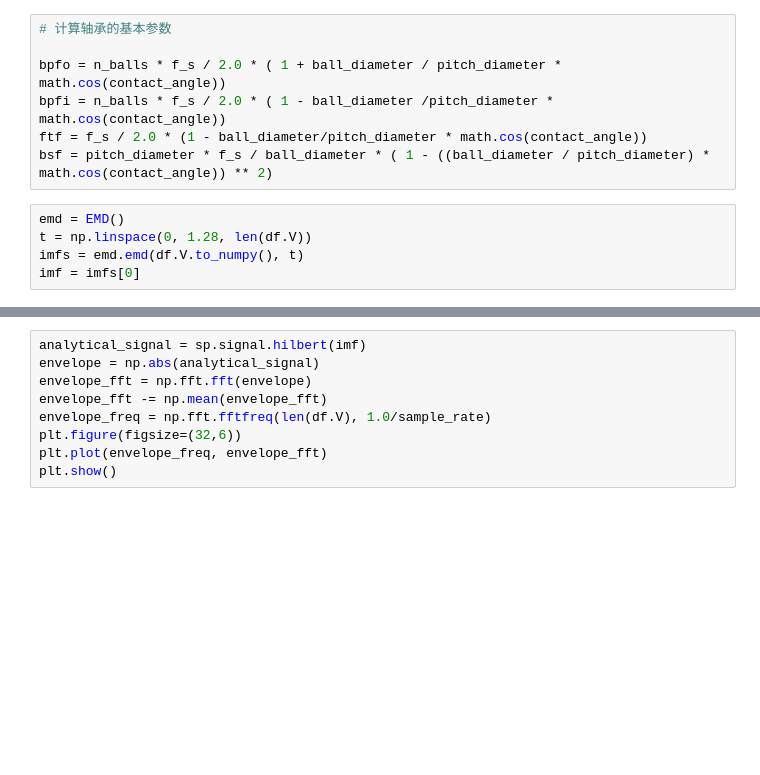
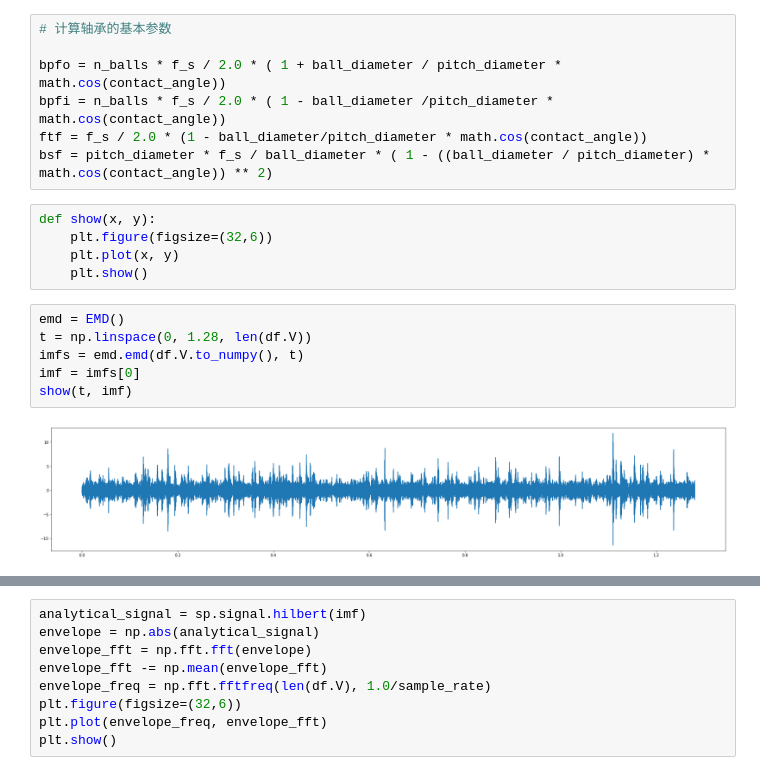
Before and after one commit to zhanghongquan/phmnote, a Jupyter notebook: 基于ar的故障频率探测/xjtu-sy/emd-envelope.ipynb, the cells around one changed output, grey strips where cells are left out. Saved outputs shown, nothing was run; the diff lists cells and outputs as text; blank space fills up the shorter version.

```diff
--- a/基于ar的故障频率探测/xjtu-sy/emd-envelope.ipynb
+++ b/基于ar的故障频率探测/xjtu-sy/emd-envelope.ipynb
@@ -25,8 +25,16 @@ bpfo = n_balls * f_s / 2.0 * ( 1 + ball_diameter / pitch_diameter * math.cos(con
 bpfi = n_balls * f_s / 2.0 * ( 1 - ball_diameter /pitch_diameter * math.cos(contact_angle))
 ftf = f_s / 2.0 * (1 - ball_diameter/pitch_diameter * math.cos(contact_angle))
 bsf = pitch_diameter * f_s / ball_diameter * ( 1 - ((ball_diameter / pitch_diameter) * math.cos(contact_angle)) ** 2)
+# %%
+def show(x, y):
+    plt.figure(figsize=(32,6))
+    plt.plot(x, y)
+    plt.show()
 # %%
 emd = EMD()
 t = np.linspace(0, 1.28, len(df.V))
 imfs = emd.emd(df.V.to_numpy(), t)
 imf = imfs[0]
+show(t, imf)
+# %% [output]
+[figure, added]
```
Also changed, not shown: parts of 1 cell of this notebook.
